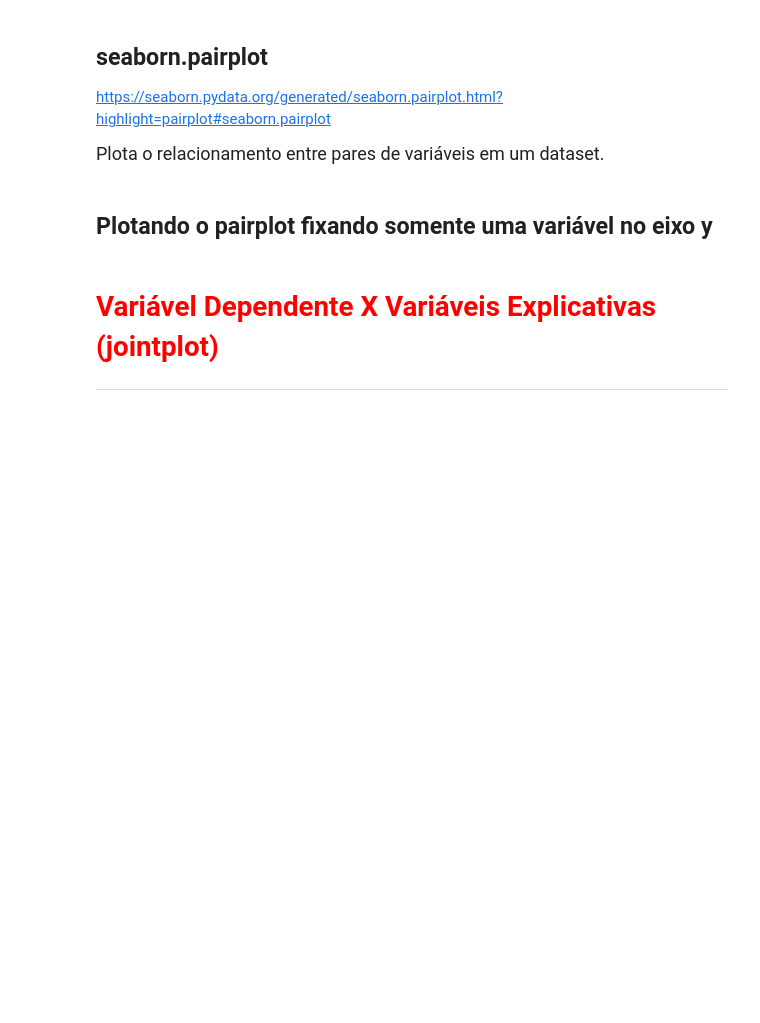
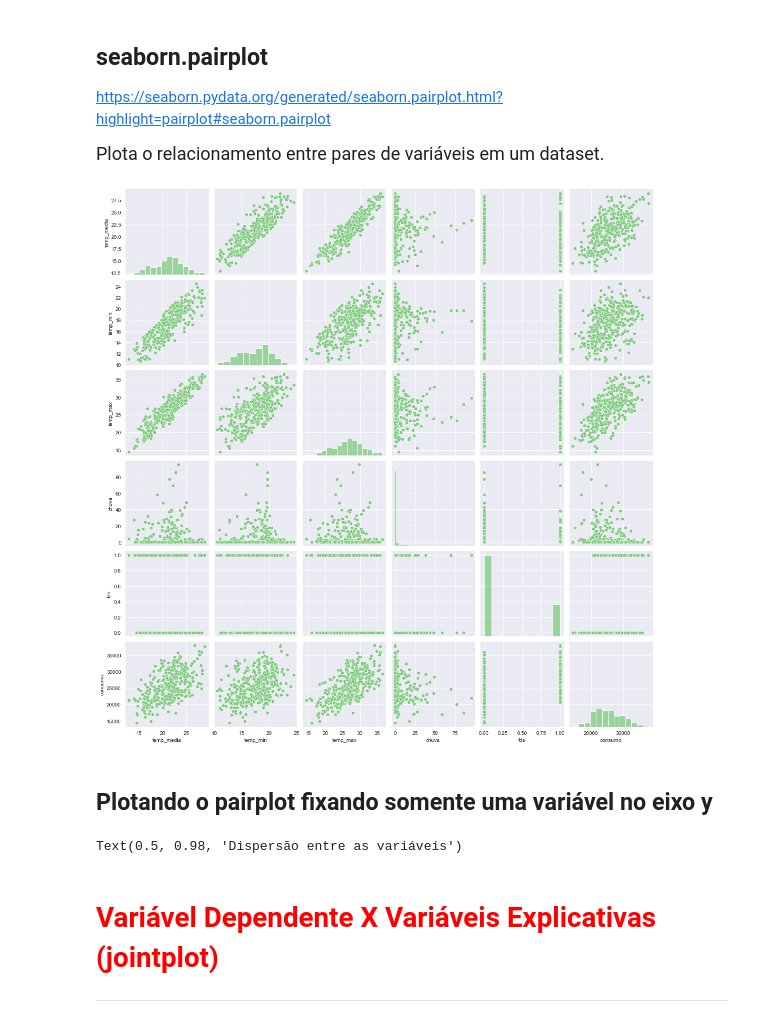
Before and after one commit to fcardosoo/13-Regress-o-linear-testando-rela-es-e-prevendo-resultados, a Jupyter notebook: Projeto/Regressão Linear.ipynb, the cells around one changed output. Cells and saved outputs as stored; diff of their text form; code cells hidden in the pictures; blank space fills up the shorter version.

```diff
--- a/Projeto/Regressão Linear.ipynb
+++ b/Projeto/Regressão Linear.ipynb
@@ -224,8 +224,17 @@ Text(0, 0.5, 'Consumo de Cerveja (Litros)')
 https://seaborn.pydata.org/generated/seaborn.pairplot.html?highlight=pairplot#seaborn.pairplot
 
 <p style='font-size: 18px; line-height: 2; margin: 10px 50px; text-align: justify;'>Plota o relacionamento entre pares de variáveis em um dataset.</p>
+# %%
+ax = sns.pairplot(dados)
+# %% [output]
+[figure, added]
 # %% [markdown]
 ## Plotando o pairplot fixando somente uma variável no eixo y
+# %%
+ax = sns.pairplot(dados, y_vars='consumo', x_vars=['temp_min', 'temp_media','temp_max', 'chuva', 'fds'])
+ax.fig.suptitle('Dispersão entre as variáveis', fontsize=20)
+# %% [output]
+Text(0.5, 0.98, 'Dispersão entre as variáveis')
 # %% [markdown]
 # <font color='red' style='font-size: 30px;'>Variável Dependente X Variáveis Explicativas (jointplot)</font>
 <hr style='border: 2px solid red;'>
```
